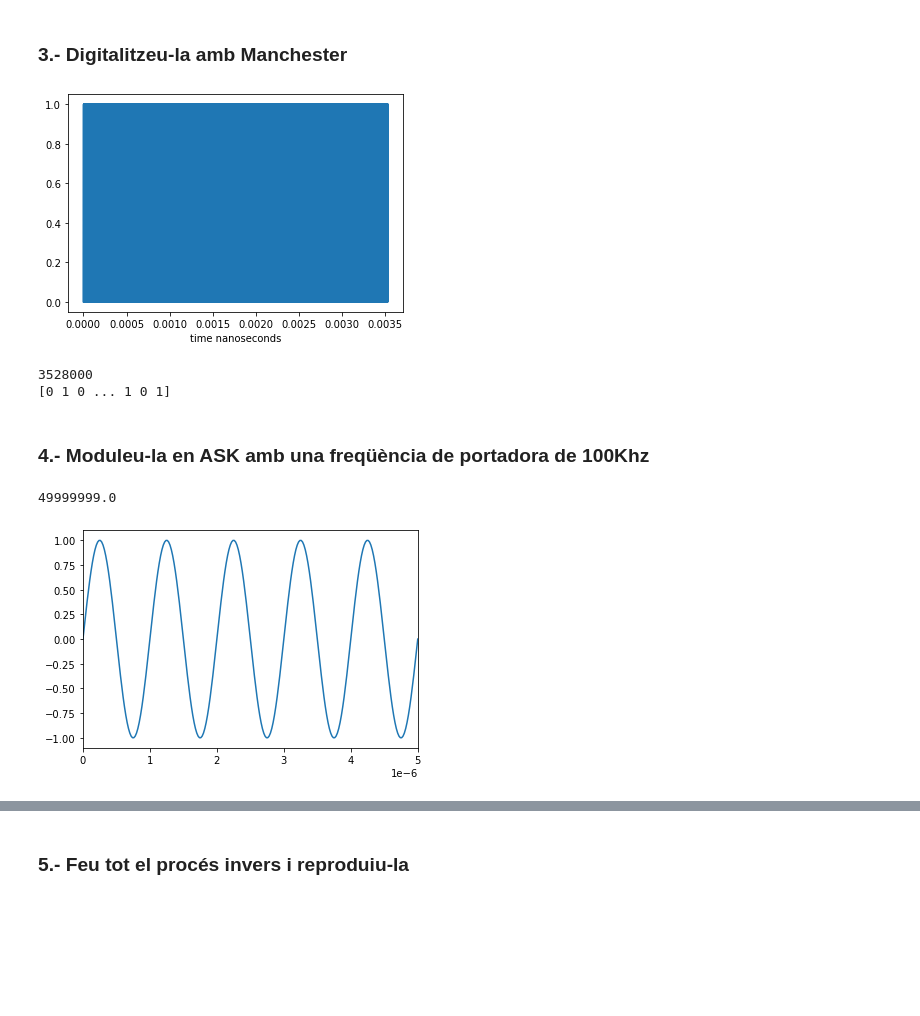
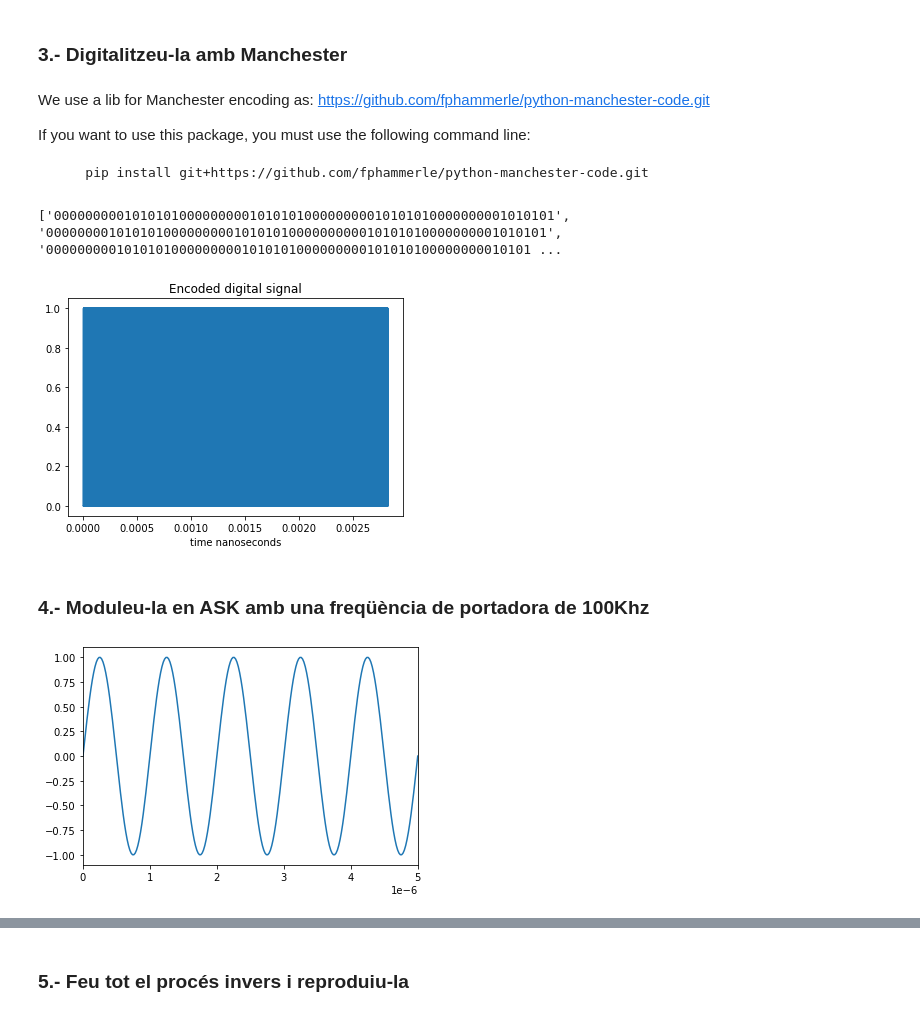
Before and after one commit to junjielyu13/Junior-Fall-Missions, a Jupyter notebook: Xarxa/Practica/Op_1/Opcional_JunjieLi.ipynb, the cells around one changed output, grey strips where cells are left out. Saved outputs shown, nothing was run; the diff lists cells and outputs as text; code cells hidden in the pictures; blank space fills up the shorter version.

````diff
--- a/Xarxa/Practica/Op_1/Opcional_JunjieLi.ipynb
+++ b/Xarxa/Practica/Op_1/Opcional_JunjieLi.ipynb
@@ -142,0 +153,13 @@ plt.show()
+# %%
+from scipy.fftpack import ifft
+
+new_sig = ifft(signal_fft)
+
+xt = np.linspace(0,2, target_4000-target_300)
+plt.plot(xt,new_sig[target_300:target_4000])
+
+norm_new_signal = np.int16(new_sig*32767/new_sig.max())
+write("norm_new_signal_opcional.wav",fs, norm_new_signal)
+
+#sd.play(myrecording, 44100)
+sd.play(norm_new_signal,44100)
@@ -143,62 +168,65 @@ plt.show()
 # %% [markdown]
 ### 3.- Digitalitzeu-la amb Manchester
-# %%
-from manchester_code import encode
-
-#pip install git+https://github.com/fphammerle/python-manchester-code.git
-
-bit_code = []
-manchester_codification = []
-for code in norm_new_signal:
-    positive = int(f'{code[0]:08b}')
-    negative = int(f'{code[1]:08b}')
-
-    m_code = encode([positive , negative])
-
-    code_str = ''.join(f'{m:08b}' for m in m_code)
-    manchester_codification.append(code_str)
+# %% [markdown]
+We use a lib for Manchester encoding as: https://github.com/fphammerle/python-manchester-code.git
+
+If you want to use this package, you must use the following command line:
+
+```
+    pip install git+https://github.com/fphammerle/python-manchester-code.git
+```
+# %%
+from manchester_code import encode
+
+# Manchester encode the signal
+manchester_codification = []
+for code in norm_new_signal:
+    # do Manchester coding
+    manchester_code = encode([code[0] , code[1]])
+    # 16bit is because the norm_new_signal using int 16bit type
+    manchester_codification.append(''.join(f'{m:016b}' for m in manchester_code))
+
+print(manchester_codification[:20])
+# %% [output]
+['0000000001010101000000000101010100000000010101010000000001010101', '0000000010101010000000001010101000000000010101010000000001010101', '00000000010101010000000001010101000000000101010100000000010101 ...
 # %%
+# show Encoded digital signal diagram
 signal_stream = []
 signal_time = []
 contador = 0
 
 for bin_string in manchester_codification:
     for code in bin_string:
         if code == '0':
             signal_stream.append(0)
         else:
             signal_stream.append(1)
 
         signal_time.append(contador)
         contador += 1
 
 signal_stream = np.array(signal_stream)
 signal_time = np.array(signal_time)
 signal_time = signal_time*1E-9
 
 plt.plot(signal_time, signal_stream)
 plt.xlabel("time nanoseconds")
+plt.title("Encoded digital signal")
 plt.show()
-
-print(len(signal_time))
-print(signal_stream)
 # %% [output]
-[figure, old version]
+[figure, new version]
-3528000
-[0 1 0 ... 1 0 1]
 # %% [markdown]
 ### 4.- Moduleu-la en ASK amb una freqüència de portadora de 100Khz
 # %%
+# Generate 100khz carrier
 time_carrier = np.linspace(0, 1, 50000000)
 t_sampling = (time_carrier[1]-time_carrier[0])
 f_sampling = 1/t_sampling
-print(f_sampling)
 carrier_freq = 1E6  # 100Khz
 carrier = np.sin(2*np.pi*carrier_freq*time_carrier)
 plt.plot(time_carrier, carrier)
 plt.xlim([0,5/carrier_freq])
 plt.show()
 # %% [output]
-49999999.0
 [figure]
 # %%
````
Also changed, not shown: parts of 27 cells of this notebook, 8 other files.
